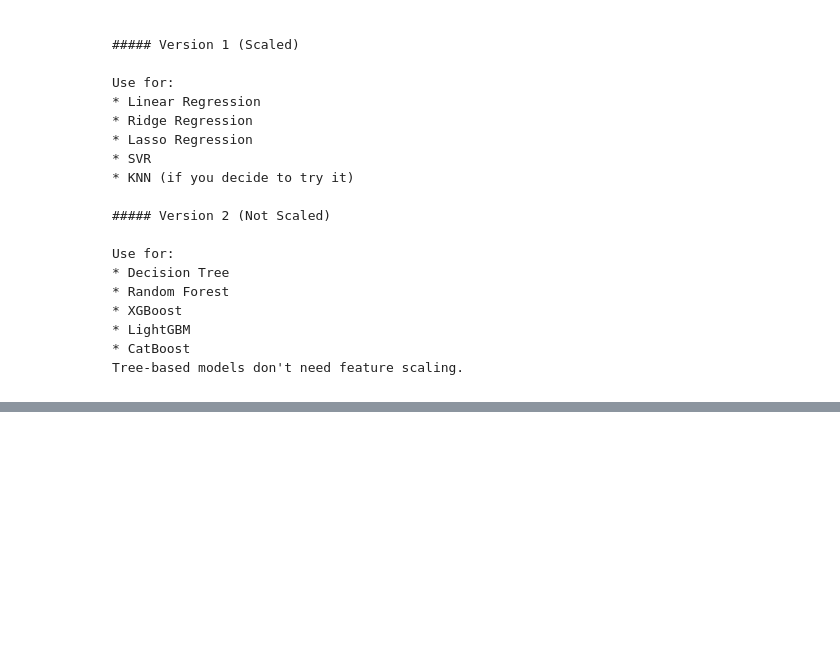
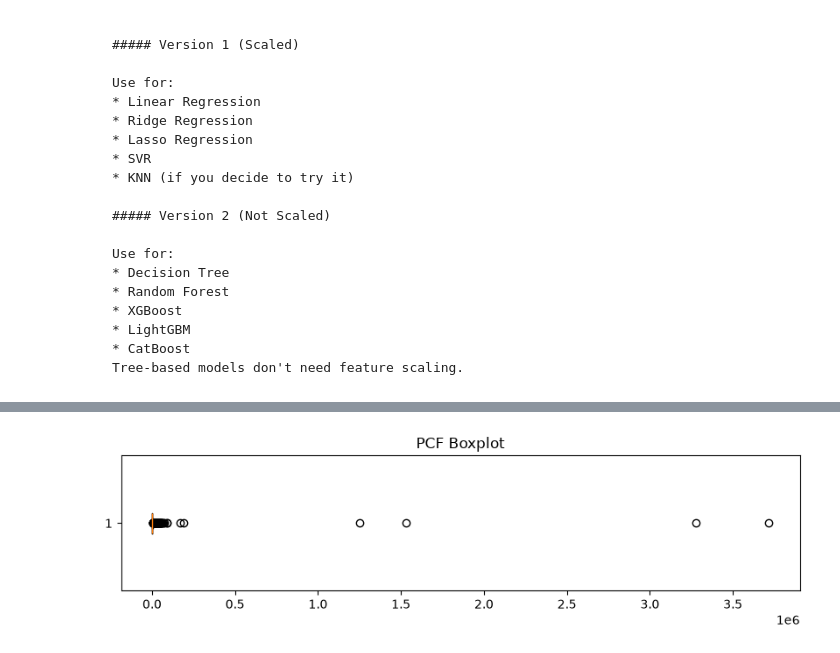
Before and after one commit to fatemajannat9/hi, a Jupyter notebook: pre-eng (1) (1).ipynb, the cells around one changed output, grey strips where cells are left out. Saved outputs shown, nothing was run; the diff lists cells and outputs as text; code cells hidden in the pictures; blank space fills up the shorter version.

```diff
--- a/pre-eng (1) (1).ipynb
+++ b/pre-eng (1) (1).ipynb
@@ -904,0 +939,10 @@ Tree-based models don't need feature scaling.
+# %%
+plt.figure(figsize=(10,2))
+
+plt.boxplot(y_train, vert=False)
+
+plt.title("PCF Boxplot")
+
+plt.show()
+# %% [output]
+[figure, added]
```
Also changed, not shown: parts of 20 cells of this notebook.
